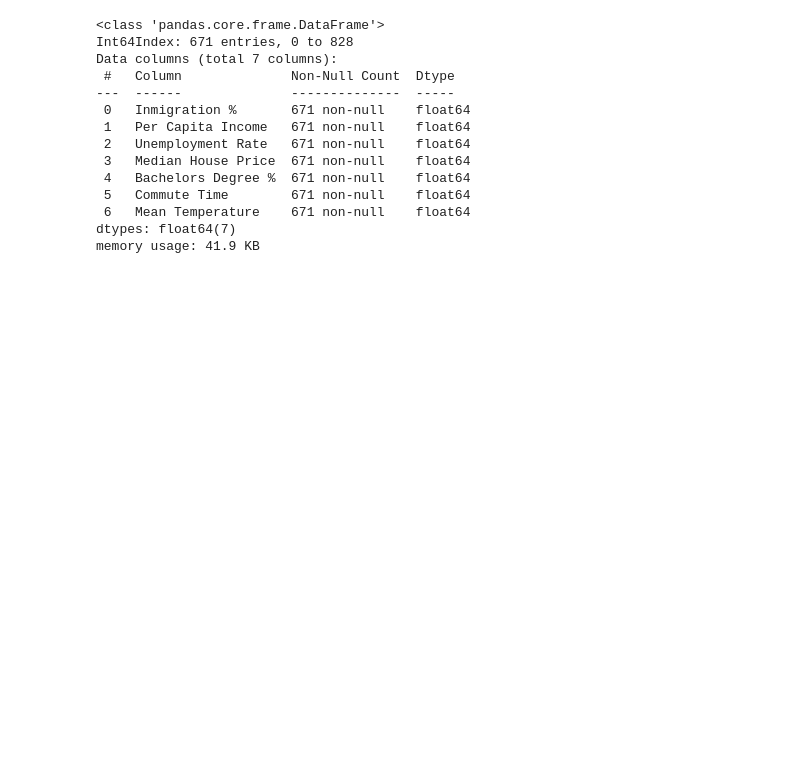
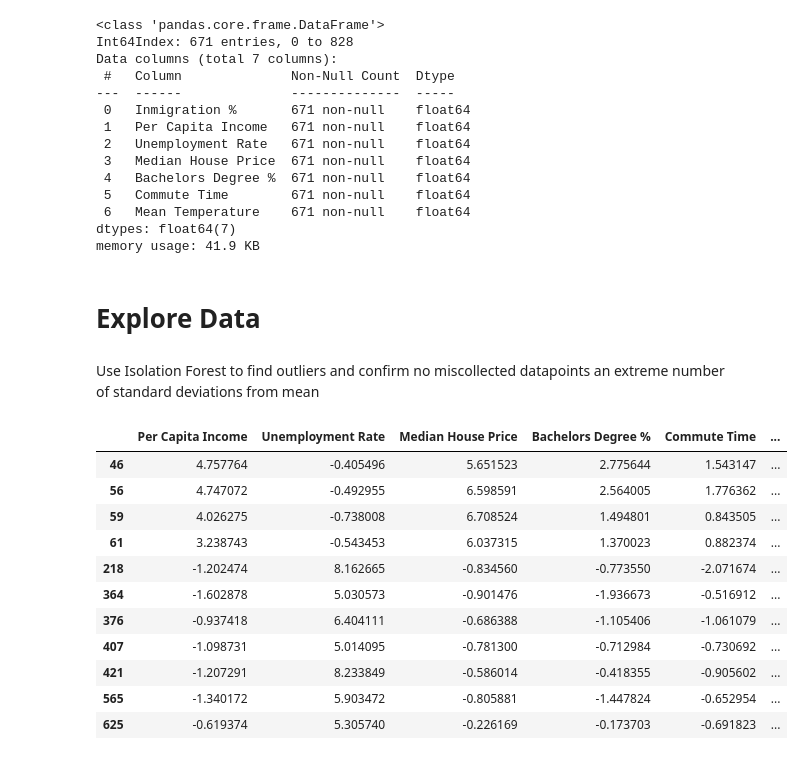
Before and after one commit to blantj/county_inmigration_regression, a Jupyter notebook: Modeling.ipynb, the cells around one changed output. Drawn from its saved outputs; the diff is of its cells as text; code cells hidden in the pictures; blank space fills up the shorter version.

Commit message:
Explore Data

```diff
--- a/Modeling.ipynb
+++ b/Modeling.ipynb
@@ -360,3 +366,28 @@ Data columns (total 7 columns):
  6   Mean Temperature    671 non-null    float64
 dtypes: float64(7)
 memory usage: 41.9 KB
+# %% [markdown]
+# Explore Data
+# %% [markdown]
+Use Isolation Forest to find outliers and confirm no miscollected datapoints an extreme number of standard deviations from mean
+# %%
+isf_df = df.drop(columns=['Inmigration %'])
+ss = StandardScaler()
+
+ss_isf_df = pd.DataFrame(ss.fit_transform(isf_df), columns=isf_df.columns)
+isf = IsolationForest(random_state=47)
+ss_isf_df['Outlier'] = isf.fit_predict(ss_isf_df)
+ss_isf_df[(ss_isf_df['Outlier']==-1) & (ss_isf_df.ge(5).sum(axis=1).values)]
+# %% [output]
+|  | Per Capita Income | Unemployment Rate | Median House Price | Bachelors Degree % | Commute Time | ... |
+| 46 | 4.757764 | -0.405496 | 5.651523 | 2.775644 | 1.543147 | ... |
+| 56 | 4.747072 | -0.492955 | 6.598591 | 2.564005 | 1.776362 | ... |
+| 59 | 4.026275 | -0.738008 | 6.708524 | 1.494801 | 0.843505 | ... |
+| 61 | 3.238743 | -0.543453 | 6.037315 | 1.370023 | 0.882374 | ... |
+| 218 | -1.202474 | 8.162665 | -0.834560 | -0.773550 | -2.071674 | ... |
+| 364 | -1.602878 | 5.030573 | -0.901476 | -1.936673 | -0.516912 | ... |
+| 376 | -0.937418 | 6.404111 | -0.686388 | -1.105406 | -1.061079 | ... |
+| 407 | -1.098731 | 5.014095 | -0.781300 | -0.712984 | -0.730692 | ... |
+| 421 | -1.207291 | 8.233849 | -0.586014 | -0.418355 | -0.905602 | ... |
+| 565 | -1.340172 | 5.903472 | -0.805881 | -1.447824 | -0.652954 | ... |
+| 625 | -0.619374 | 5.305740 | -0.226169 | -0.173703 | -0.691823 | ... |
```
Also changed, not shown: parts of 9 cells of this notebook.
